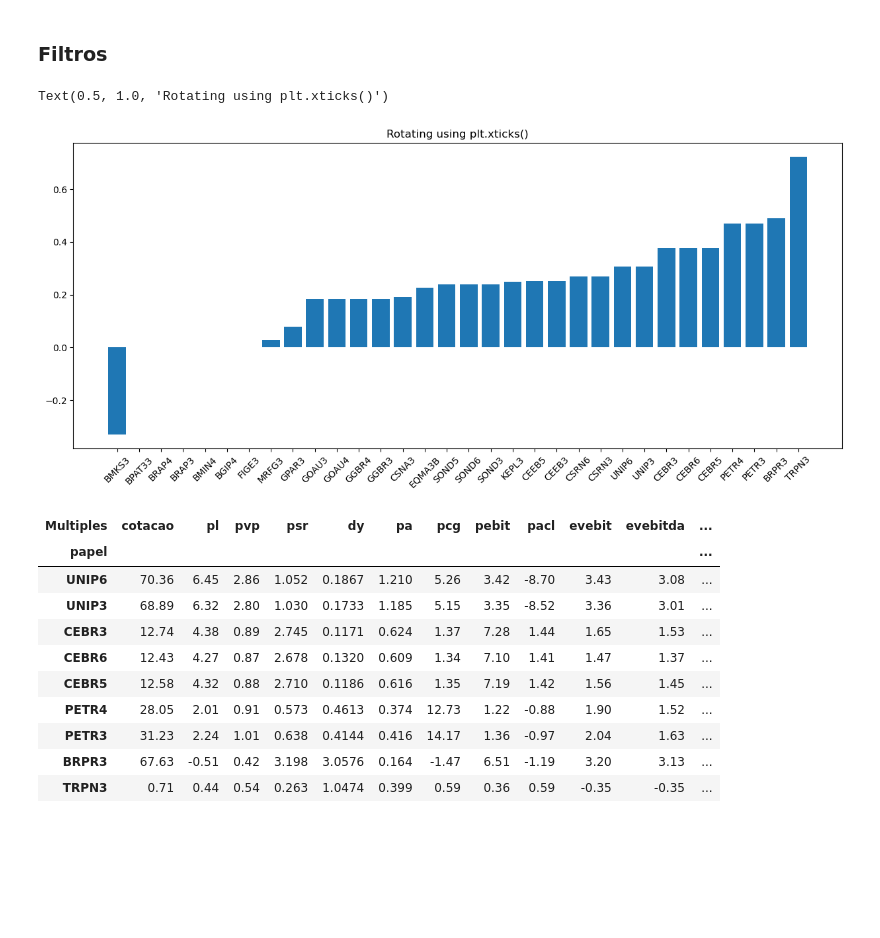
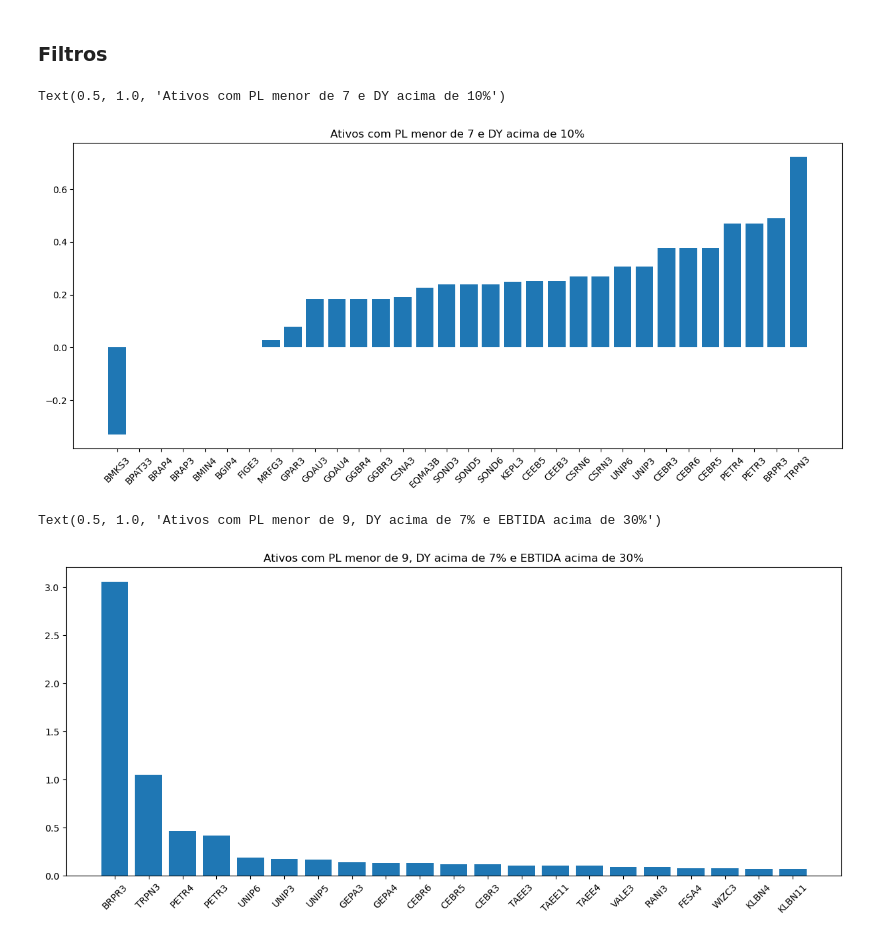
Before and after one commit to fcardosoo/Python-Mercado-Financeiro-Analise-Fundamentalista, a Jupyter notebook: Análise Fundamentalista com Python.ipynb, the cells around one changed output. Cells and saved outputs as stored; diff of their text form; code cells hidden in the pictures; blank space fills up the shorter version.

```diff
--- a/Análise Fundamentalista com Python.ipynb
+++ b/Análise Fundamentalista com Python.ipynb
@@ -92,26 +92,23 @@ filtro = df[(df.pl < 7) & (df.dy > 0.1)]
 # %%
 plt.figure(figsize = (15, 6)) # configurando o tamanho do gráfico
 filtro.sort_values('mrgebit', inplace = True) # ordenando o df pelo valor da Margem do Ebtida
 plt.bar(filtro.index, filtro.mrgebit)
 plt.xticks(rotation = 45)
-plt.title('Rotating using plt.xticks()')
+plt.title('Ativos com PL menor de 7 e DY acima de 10%')
 # %% [output]
-Text(0.5, 1.0, 'Rotating using plt.xticks()')
+Text(0.5, 1.0, 'Ativos com PL menor de 7 e DY acima de 10%')
-[figure, old version]
+[figure, new version]
 # %%
 # Filtrar os papéis com P/L acima de 7 e DY acima de 10% e EBTIDA acima de 30%
 
-filtro2 = df[(df.pl < 7) & (df.dy > 0.1) & (df.mrgebit > 0.3)]
-filtro2
+filtro2 = df[(df.pl < 9) & (df.dy > 0.07) & (df.mrgebit > 0.3)]
+filtro2.sort_values('dy', ascending = False, inplace = True)
+
+# Gráfico
+plt.figure(figsize = (15, 6)) # configurando o tamanho do gráfico
+plt.bar(filtro2.index, filtro2.dy)
+plt.xticks(rotation = 45)
+plt.title('Ativos com PL menor de 9, DY acima de 7% e EBTIDA acima de 30%')
 # %% [output]
-| Multiples | cotacao | pl | pvp | psr | dy | pa | pcg | pebit | pacl | evebit | evebitda | ... |
-| papel |  |  |  |  |  |  |  |  |  |  |  | ... |
-| UNIP6 | 70.36 | 6.45 | 2.86 | 1.052 | 0.1867 | 1.210 | 5.26 | 3.42 | -8.70 | 3.43 | 3.08 | ... |
-| UNIP3 | 68.89 | 6.32 | 2.80 | 1.030 | 0.1733 | 1.185 | 5.15 | 3.35 | -8.52 | 3.36 | 3.01 | ... |
-| CEBR3 | 12.74 | 4.38 | 0.89 | 2.745 | 0.1171 | 0.624 | 1.37 | 7.28 | 1.44 | 1.65 | 1.53 | ... |
-| CEBR6 | 12.43 | 4.27 | 0.87 | 2.678 | 0.1320 | 0.609 | 1.34 | 7.10 | 1.41 | 1.47 | 1.37 | ... |
-| CEBR5 | 12.58 | 4.32 | 0.88 | 2.710 | 0.1186 | 0.616 | 1.35 | 7.19 | 1.42 | 1.56 | 1.45 | ... |
-| PETR4 | 28.05 | 2.01 | 0.91 | 0.573 | 0.4613 | 0.374 | 12.73 | 1.22 | -0.88 | 1.90 | 1.52 | ... |
-| PETR3 | 31.23 | 2.24 | 1.01 | 0.638 | 0.4144 | 0.416 | 14.17 | 1.36 | -0.97 | 2.04 | 1.63 | ... |
-| BRPR3 | 67.63 | -0.51 | 0.42 | 3.198 | 3.0576 | 0.164 | -1.47 | 6.51 | -1.19 | 3.20 | 3.13 | ... |
-| TRPN3 | 0.71 | 0.44 | 0.54 | 0.263 | 1.0474 | 0.399 | 0.59 | 0.36 | 0.59 | -0.35 | -0.35 | ... |
+Text(0.5, 1.0, 'Ativos com PL menor de 9, DY acima de 7% e EBTIDA acima de 30%')
+[figure, added]
```
